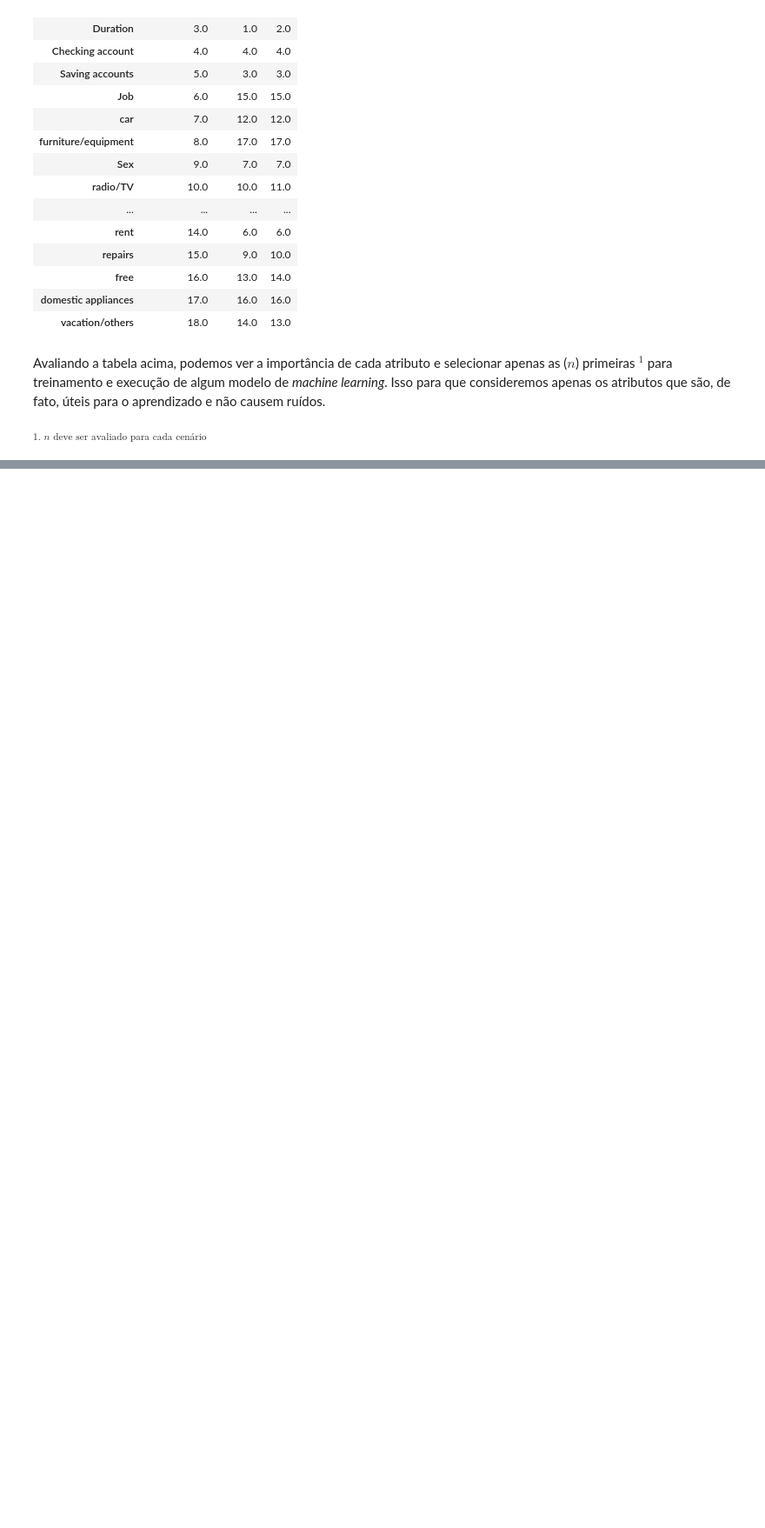
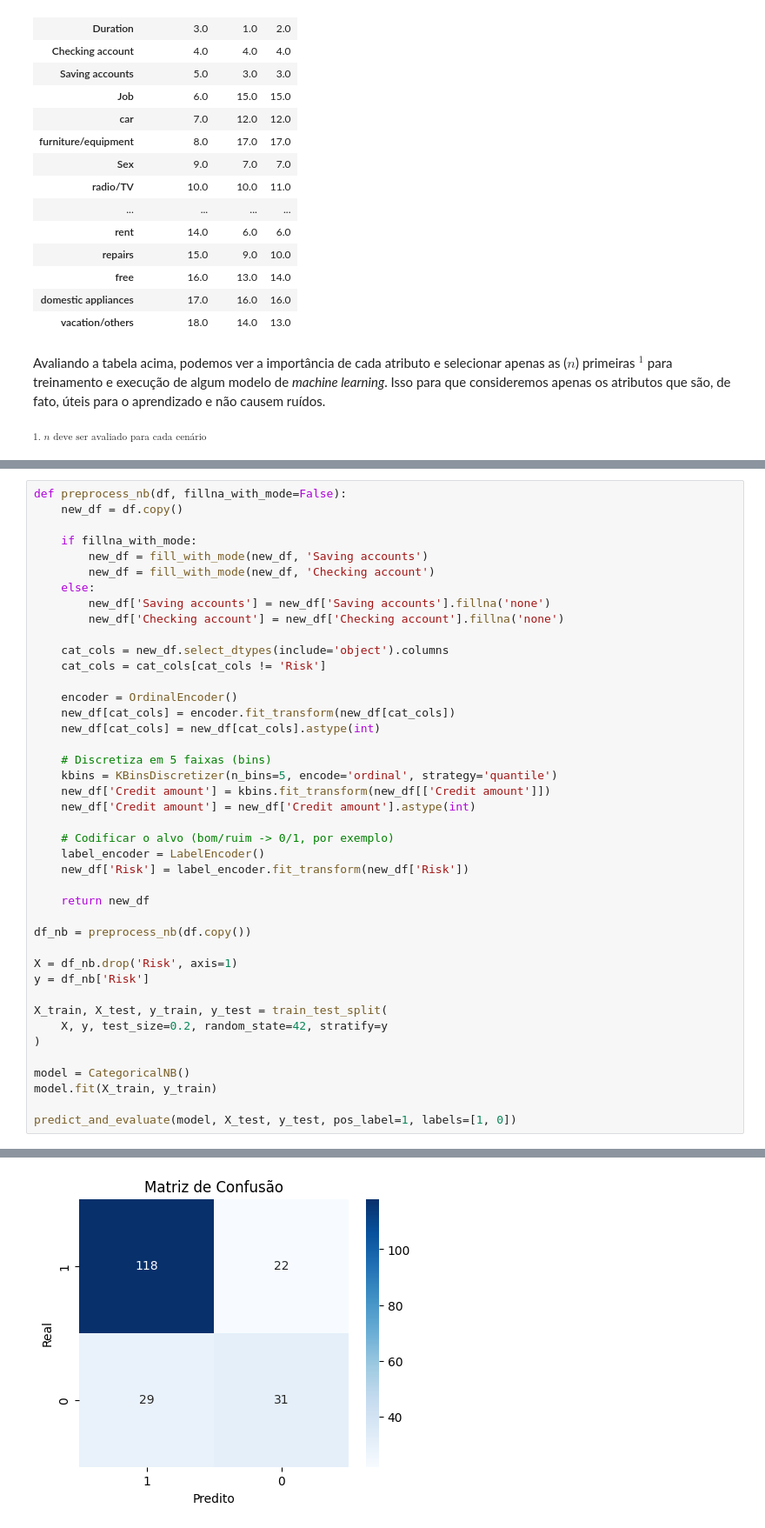
Before and after one commit to patrickpiresdev/data_science_uerj, a Jupyter notebook: Trabalhos/analise2.ipynb, the cells around one changed output, grey strips where cells are left out. Shown at 87% size. Drawn from its saved outputs; the diff is of its cells as text; blank space fills up the shorter version.

```diff
--- a/Trabalhos/analise2.ipynb
+++ b/Trabalhos/analise2.ipynb
@@ -760,0 +808,43 @@ $_{ \text{1. } n \text{ deve ser avaliado para cada cenário }}$
+# %%
+def preprocess_nb(df, fillna_with_mode=False):
+    new_df = df.copy()
+
+    if fillna_with_mode:
+        new_df = fill_with_mode(new_df, 'Saving accounts')
+        new_df = fill_with_mode(new_df, 'Checking account')
+    else:
+        new_df['Saving accounts'] = new_df['Saving accounts'].fillna('none')
+        new_df['Checking account'] = new_df['Checking account'].fillna('none')
+
+    cat_cols = new_df.select_dtypes(include='object').columns
+    cat_cols = cat_cols[cat_cols != 'Risk']
+
+    encoder = OrdinalEncoder()
+    new_df[cat_cols] = encoder.fit_transform(new_df[cat_cols])
+    new_df[cat_cols] = new_df[cat_cols].astype(int)
+
+    # Discretiza em 5 faixas (bins)
+    kbins = KBinsDiscretizer(n_bins=5, encode='ordinal', strategy='quantile')
+    new_df['Credit amount'] = kbins.fit_transform(new_df[['Credit amount']])
+    new_df['Credit amount'] = new_df['Credit amount'].astype(int)
+
+    # Codificar o alvo (bom/ruim -> 0/1, por exemplo)
+    label_encoder = LabelEncoder()
+    new_df['Risk'] = label_encoder.fit_transform(new_df['Risk'])
+
+    return new_df
+
+df_nb = preprocess_nb(df.copy())
+
+X = df_nb.drop('Risk', axis=1)
+y = df_nb['Risk']
+
+X_train, X_test, y_train, y_test = train_test_split(
+    X, y, test_size=0.2, random_state=42, stratify=y
+)
+
+model = CategoricalNB()
+model.fit(X_train, y_train)
+
+predict_and_evaluate(model, X_test, y_test, pos_label=1, labels=[1, 0])
+# %% [output]
@@ -760,0 +854 @@ $_{ \text{1. } n \text{ deve ser avaliado para cada cenário }}$
+[figure, added]
```
Also changed, not shown: parts of 12 cells of this notebook.
